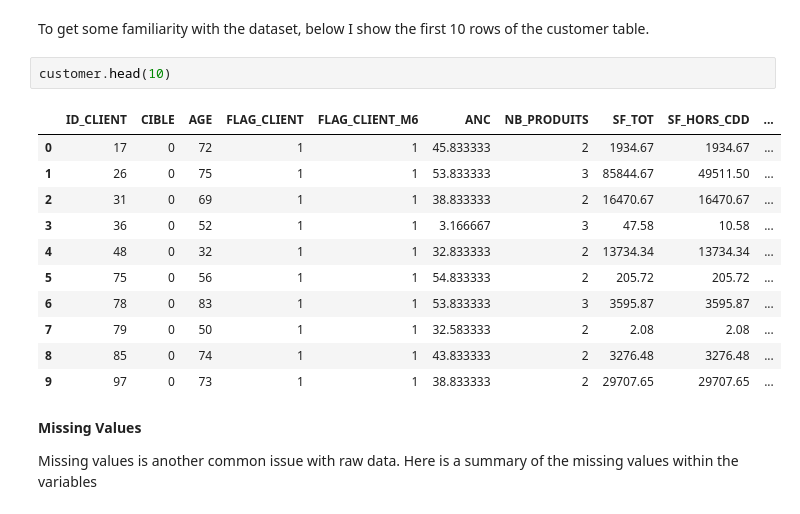
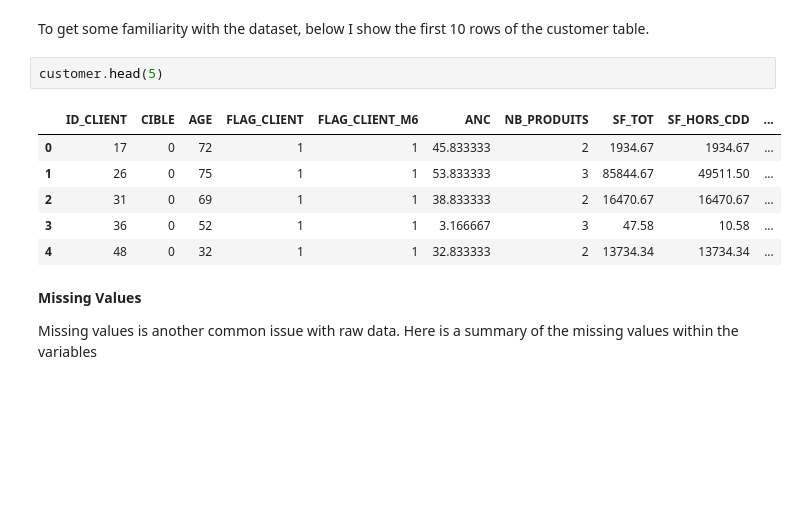
Before and after one commit to Darwin22/scoring_for_bank_customers, a Jupyter notebook: Scoring_bank_customers.ipynb, the cells around one changed output. Drawn from its saved outputs; the diff is of its cells as text; blank space fills up the shorter version.

```diff
--- a/Scoring_bank_customers.ipynb
+++ b/Scoring_bank_customers.ipynb
@@ -115,19 +115,14 @@ visualizer_1.show()
 # %% [markdown]
 To get some familiarity with the dataset, below I show the first 10 rows of the customer table.
 # %%
-customer.head(10)
+customer.head(5)
 # %% [output]
 |  | ID_CLIENT | CIBLE | AGE | FLAG_CLIENT | FLAG_CLIENT_M6 | ANC | NB_PRODUITS | SF_TOT | SF_HORS_CDD | ... |
 | 0 | 17 | 0 | 72 | 1 | 1 | 45.833333 | 2 | 1934.67 | 1934.67 | ... |
 | 1 | 26 | 0 | 75 | 1 | 1 | 53.833333 | 3 | 85844.67 | 49511.50 | ... |
 | 2 | 31 | 0 | 69 | 1 | 1 | 38.833333 | 2 | 16470.67 | 16470.67 | ... |
 | 3 | 36 | 0 | 52 | 1 | 1 | 3.166667 | 3 | 47.58 | 10.58 | ... |
 | 4 | 48 | 0 | 32 | 1 | 1 | 32.833333 | 2 | 13734.34 | 13734.34 | ... |
-| 5 | 75 | 0 | 56 | 1 | 1 | 54.833333 | 2 | 205.72 | 205.72 | ... |
-| 6 | 78 | 0 | 83 | 1 | 1 | 53.833333 | 3 | 3595.87 | 3595.87 | ... |
-| 7 | 79 | 0 | 50 | 1 | 1 | 32.583333 | 2 | 2.08 | 2.08 | ... |
-| 8 | 85 | 0 | 74 | 1 | 1 | 43.833333 | 2 | 3276.48 | 3276.48 | ... |
-| 9 | 97 | 0 | 73 | 1 | 1 | 38.833333 | 2 | 29707.65 | 29707.65 | ... |
 # %% [markdown]
 **Missing Values**
 
```
Also changed, not shown: parts of 26 cells of this notebook, 1 other file.
